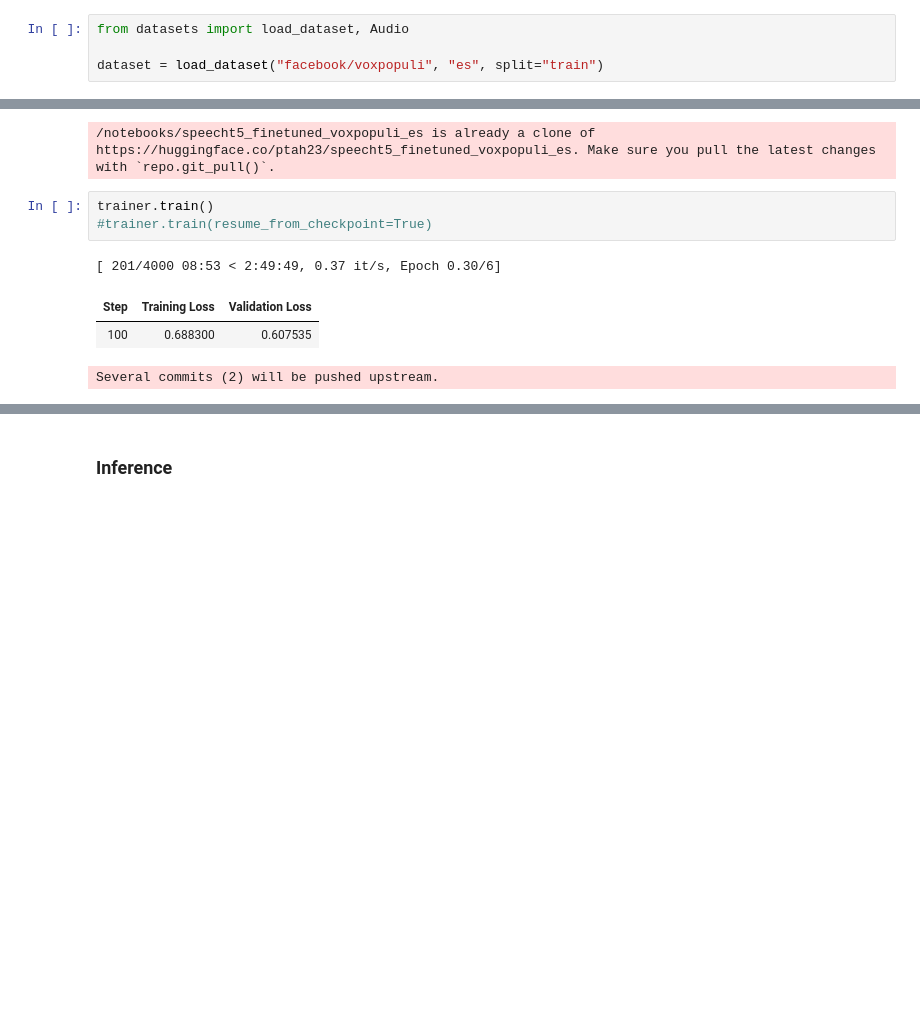
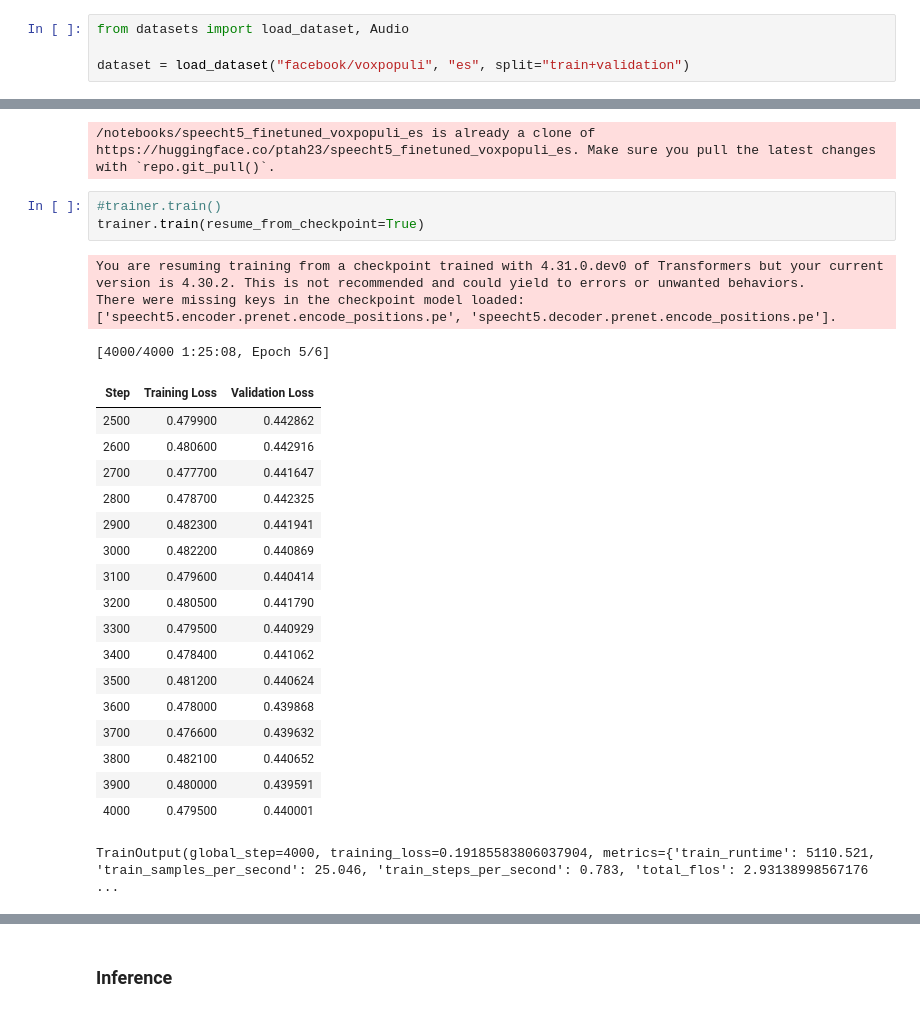
Before and after one commit to ptah23/audio-transformers-course-notebooks, a Jupyter notebook: Unit 6-Handson.ipynb, the cells around one changed output, grey strips where cells are left out. Cells and saved outputs as stored; diff of their text form; blank space fills up the shorter version.

```diff
--- a/Unit 6-Handson.ipynb
+++ b/Unit 6-Handson.ipynb
@@ -137,5 +119,5 @@ VBox(children=(HTML(value='<center> <img\nsrc=https://huggingface.co/front/asset
 # %%
 from datasets import load_dataset, Audio
 
-dataset = load_dataset("facebook/voxpopuli", "es", split="train")
+dataset = load_dataset("facebook/voxpopuli", "es", split="train+validation")
 # %% [output]
@@ -495,13 +462,30 @@ trainer = Seq2SeqTrainer(
 # %% [output]
 /notebooks/speecht5_finetuned_voxpopuli_es is already a clone of https://huggingface.co/ptah23/speecht5_finetuned_voxpopuli_es. Make sure you pull the latest changes with `repo.git_pull()`.
 # %%
-trainer.train()
-#trainer.train(resume_from_checkpoint=True)
+#trainer.train()
+trainer.train(resume_from_checkpoint=True)
 # %% [output]
-[ 201/4000 08:53 < 2:49:49, 0.37 it/s, Epoch 0.30/6]
+You are resuming training from a checkpoint trained with 4.31.0.dev0 of Transformers but your current version is 4.30.2. This is not recommended and could yield to errors or unwanted behaviors.
+There were missing keys in the checkpoint model loaded: ['speecht5.encoder.prenet.encode_positions.pe', 'speecht5.decoder.prenet.encode_positions.pe'].
+[4000/4000 1:25:08, Epoch 5/6]
 | Step | Training Loss | Validation Loss |
-| 100 | 0.688300 | 0.607535 |
+| 2500 | 0.479900 | 0.442862 |
+| 2600 | 0.480600 | 0.442916 |
+| 2700 | 0.477700 | 0.441647 |
+| 2800 | 0.478700 | 0.442325 |
+| 2900 | 0.482300 | 0.441941 |
+| 3000 | 0.482200 | 0.440869 |
+| 3100 | 0.479600 | 0.440414 |
+| 3200 | 0.480500 | 0.441790 |
+| 3300 | 0.479500 | 0.440929 |
+| 3400 | 0.478400 | 0.441062 |
+| 3500 | 0.481200 | 0.440624 |
+| 3600 | 0.478000 | 0.439868 |
+| 3700 | 0.476600 | 0.439632 |
+| 3800 | 0.482100 | 0.440652 |
+| 3900 | 0.480000 | 0.439591 |
+| 4000 | 0.479500 | 0.440001 |
-Several commits (2) will be pushed upstream.
+TrainOutput(global_step=4000, training_loss=0.19185583806037904, metrics={'train_runtime': 5110.521, 'train_samples_per_second': 25.046, 'train_steps_per_second': 0.783, 'total_flos': 2.93138998567176 ...
 # %%
 kwargs = {
     "dataset_tags": "facebook/voxpopuli",
```
Also changed, not shown: parts of 23 cells of this notebook.
